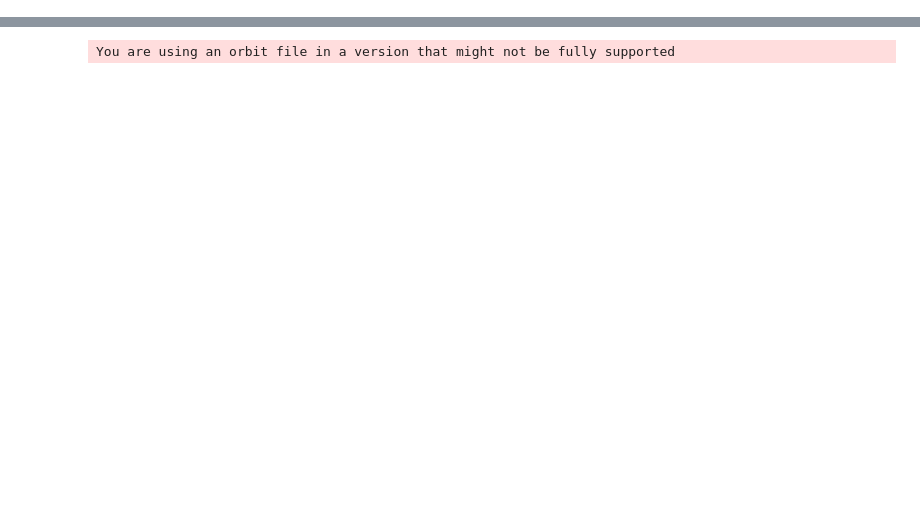
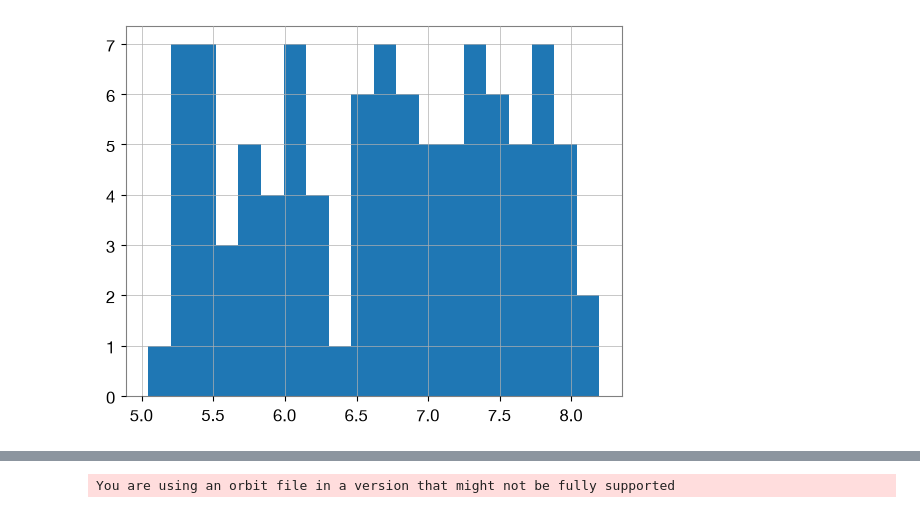
Before and after one commit to AryamannRao/LISAGlitchSignalClassifier, a Jupyter notebook: src/notebooks/gw_tester.ipynb, the cells around one changed output, grey strips where cells are left out. Saved outputs shown, nothing was run; the diff lists cells and outputs as text; code cells hidden in the pictures; blank space fills up the shorter version.

```diff
--- a/src/notebooks/gw_tester.ipynb
+++ b/src/notebooks/gw_tester.ipynb
@@ -31,0 +159,11 @@ Redshift: 9.5000 redshift
+# %%
+gw_dict = {}
+
+with h5py.File(gw_dataset_path, 'r') as h5:
+    for key in list(h5.keys()):
+        gw_dict[key] = h5[key][:]
+# %%
+plt.hist(np.log10(gw_dict['m1']+gw_dict['m2']), bins=20)
+plt.show()
+# %% [output]
+[figure, added]
```
Also changed, not shown: parts of 33 cells of this notebook, 12 other files.
